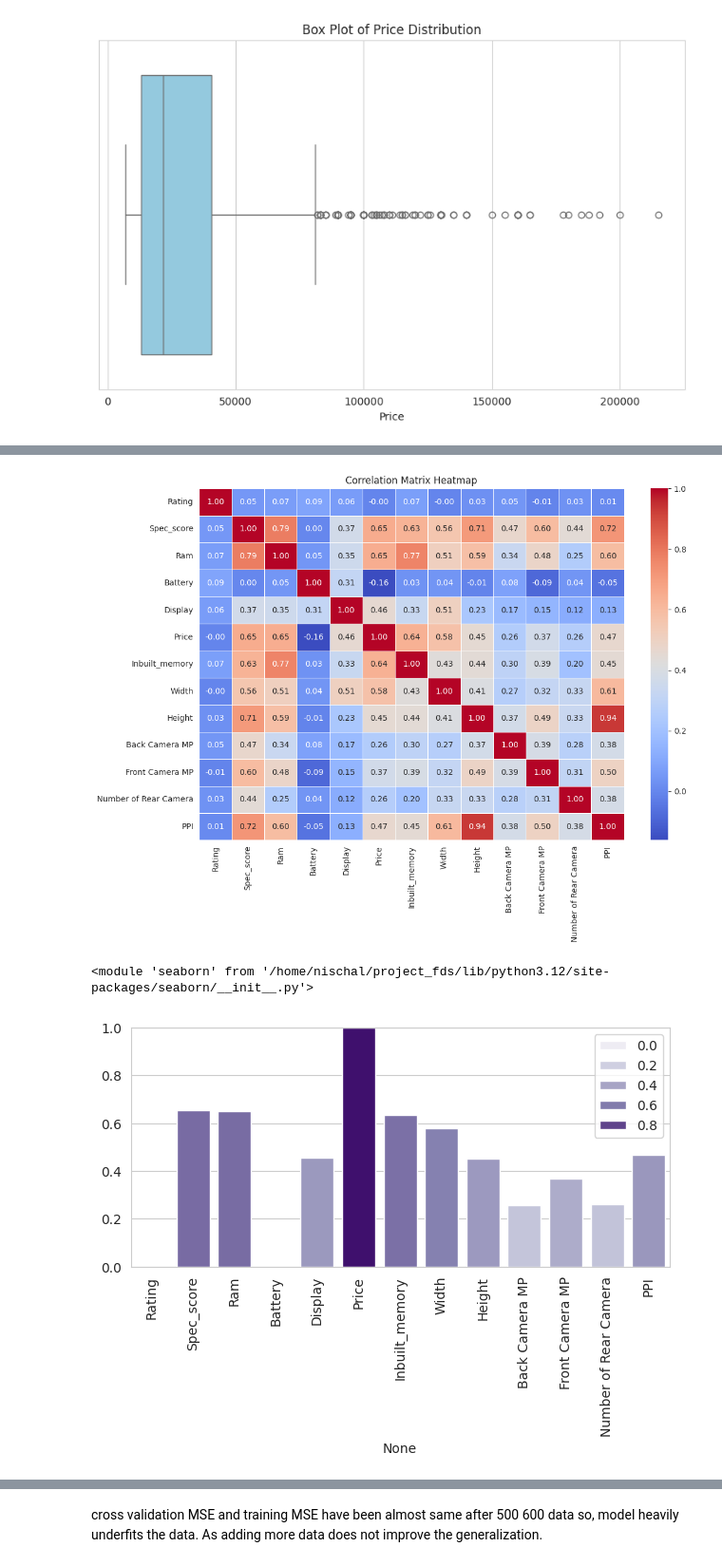
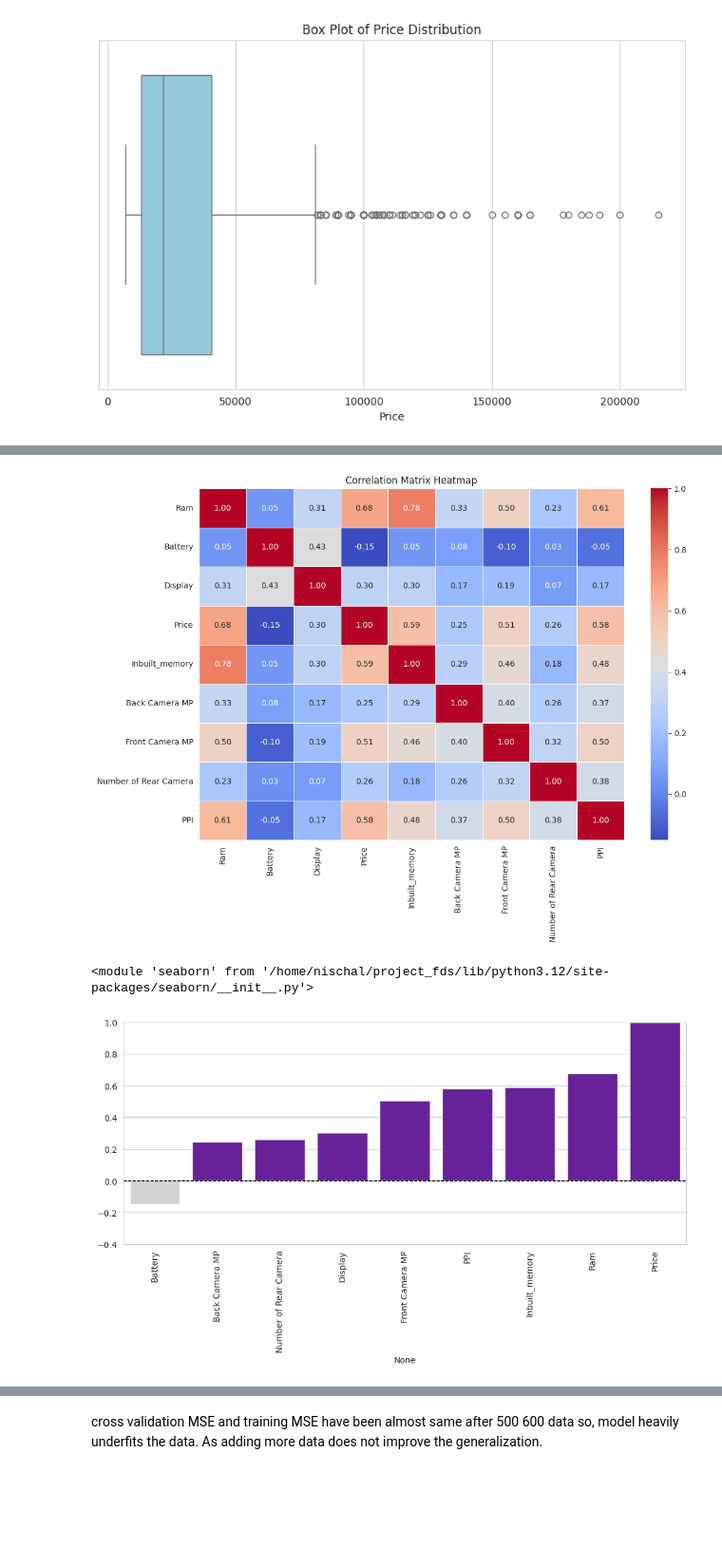
Before and after one commit to nischalg8/regression-analysis, a Jupyter notebook: MPP.ipynb, the cells around one changed output, grey strips where cells are left out. Shown at 95% size. Saved outputs shown, nothing was run; the diff lists cells and outputs as text; code cells hidden in the pictures; blank space fills up the shorter version.

```diff
--- a/MPP.ipynb
+++ b/MPP.ipynb
@@ -479,8 +480,7 @@ df['Processor'] = df['Processor_name'].apply(
 )
 # %%
 df['PPI'] = (df['Width']**2 + df['Height']**2)**0.5 / df['Display'].astype('float32')
-df.head()
-df.drop(columns=['Camera', 'Processor_name'], inplace=True)
+df.drop(['Height', 'Width','Camera', 'Processor_name','Spec_score'], axis=1, inplace=True)
 # %%
 df.head()
 # %% [output]
@@ -505,5 +505,5 @@ df.head()
 # %%
-df.drop(columns=['fast_charging', 'company'], inplace=True)
+df.drop(columns=['fast_charging', 'company','Rating'],axis = 1, inplace=True)
 # %%
 df.info()
 # %% [output]
@@ -655,0 +636,9 @@ plt.show()
+# %%
+
+price_bins = [0, 20000, 40000, 60000, 80000, 100000, float('inf')]
+price_labels = ['0–20K', '20K–40K', '40K–60K', '60K–80K', '80K–100K', '100K+']
+
+
+df['Price_Range'] = pd.cut(df['Price'], bins=price_bins, labels=price_labels)
+
+df['Price_Range'].value_counts()
@@ -655,0 +654,4 @@ plt.show()
+# %%
+df = df[df['Price'] <= 100000]
+df= df.drop(columns=['Price_Range'])
+df.info()
@@ -661,13 +682,24 @@ plt.title('Correlation Matrix Heatmap')
 plt.show()
 sns
 # %% [output]
-[figure, old version]
+[figure, new version]
 <module 'seaborn' from '/home/nischal/project_fds/lib/python3.12/site-packages/seaborn/__init__.py'>
 # %%
-sns.barplot(x=correlation_mat['Price'].index, y=correlation_mat['Price'].values, hue=correlation_mat['Price'].values, palette='Purples')
-plt.xticks(rotation = 90)
+import seaborn as sns
+import matplotlib.pyplot as plt
+
+
+correlations = correlation_mat["Price"].sort_values(ascending=True)
+
+
+colors = ['#6a0dad' if val >= 0 else 'lightgray' for val in correlations.values]
+
+plt.figure(figsize=(10,6))
+sns.barplot(x=correlations.index, y=correlations.values, hue = correlations.index, palette=colors)
+plt.xticks(rotation=90)
+plt.ylim(-0.4, 1)
+plt.axhline(0, color='black', linestyle='--', linewidth=1)
 plt.tight_layout()
-plt.ylim(0,1)
 plt.show()
 # %% [output]
-[figure, old version]
+[figure, new version]
```
Also changed, not shown: parts of 36 cells of this notebook, 3 other files.
